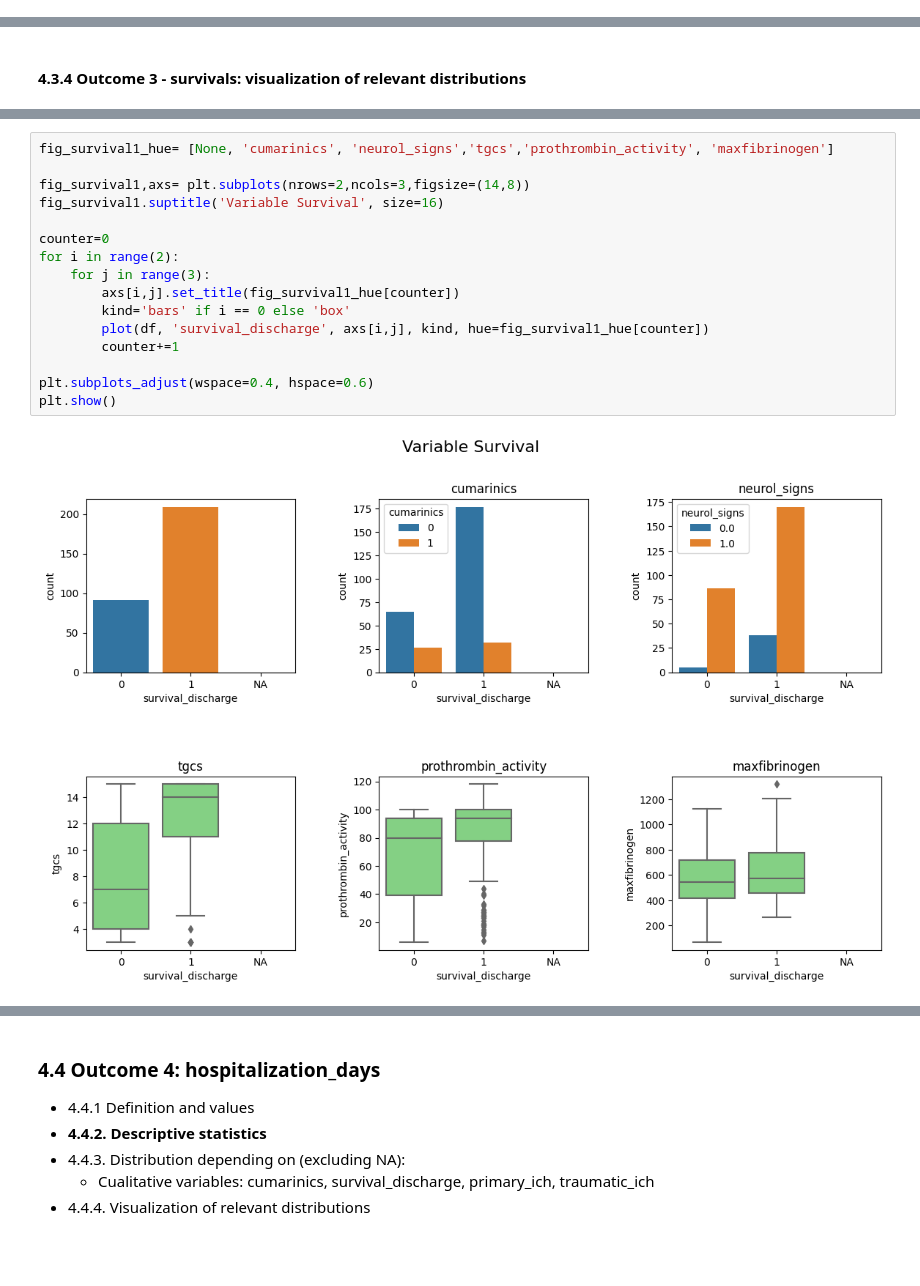
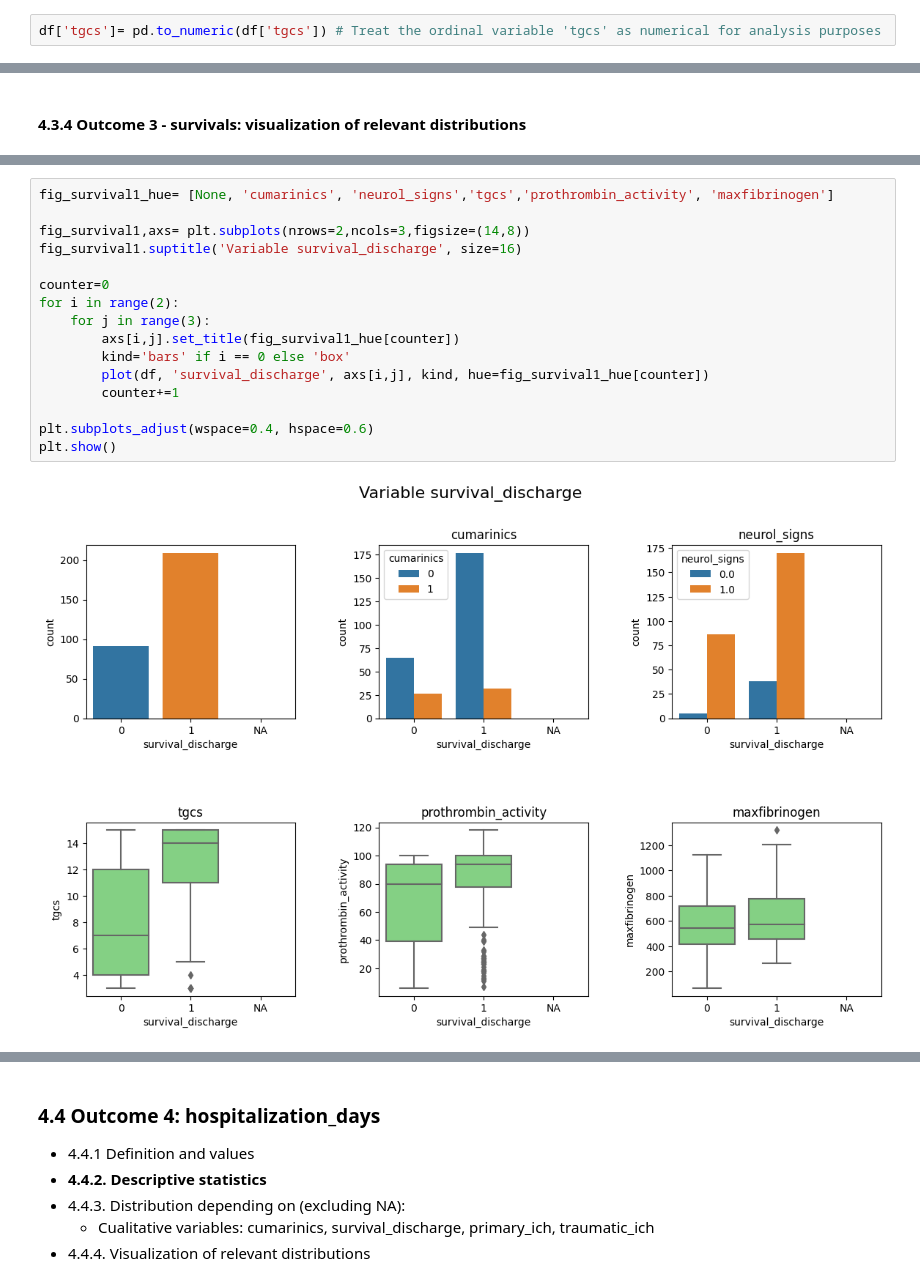
Before and after one commit to Pablomfm/Intracranial_Hemorrhages, a Jupyter notebook: 4.1 EDA & Descriptive Statistics of Outcomes.ipynb, the cells around one changed output, grey strips where cells are left out. Drawn from its saved outputs; the diff is of its cells as text; blank space fills up the shorter version.

```diff
--- a/4.1 EDA & Descriptive Statistics of Outcomes.ipynb
+++ b/4.1 EDA & Descriptive Statistics of Outcomes.ipynb
@@ -301,6 +301,8 @@ freqtab (df, 'final_outcome', 2)
 | TOTAL | 300 | 99.99 |
 # %% [markdown]
 #### 4.2.3 Outcome 2 - final_outcome: distribution depending on other variables (excluding NA)
+# %%
+df['tgcs']= pd.to_numeric(df['tgcs']) # Treat the ordinal variable 'tgcs' as numerical for analysis purposes
 # %%
 round(df[['final_outcome', 'age', 'sbp', 'dbp', 'bpm', 'tgcs', 'prothrombin_activity', 'maxfibrinogen']].groupby('final_outcome').agg('mean'),2)
 # %% [output]
@@ -526,21 +527,21 @@ display_side_by_side(
 # %%
 fig_survival1_hue= [None, 'cumarinics', 'neurol_signs','tgcs','prothrombin_activity', 'maxfibrinogen']
 
 fig_survival1,axs= plt.subplots(nrows=2,ncols=3,figsize=(14,8))
-fig_survival1.suptitle('Variable Survival', size=16)
+fig_survival1.suptitle('Variable survival_discharge', size=16)
 
 counter=0
 for i in range(2):
     for j in range(3):
         axs[i,j].set_title(fig_survival1_hue[counter])
         kind='bars' if i == 0 else 'box'
         plot(df, 'survival_discharge', axs[i,j], kind, hue=fig_survival1_hue[counter])
         counter+=1
 
 plt.subplots_adjust(wspace=0.4, hspace=0.6)
 plt.show()
 # %% [output]
-[figure, old version]
+[figure, new version]
 # %%
 sns.catplot(data=df, x='cumarinics', y='survival_days', hue='sex', kind='point', errorbar='ci')
 # %% [output]
```
Also changed, not shown: parts of 10 cells of this notebook, 12 other files.
